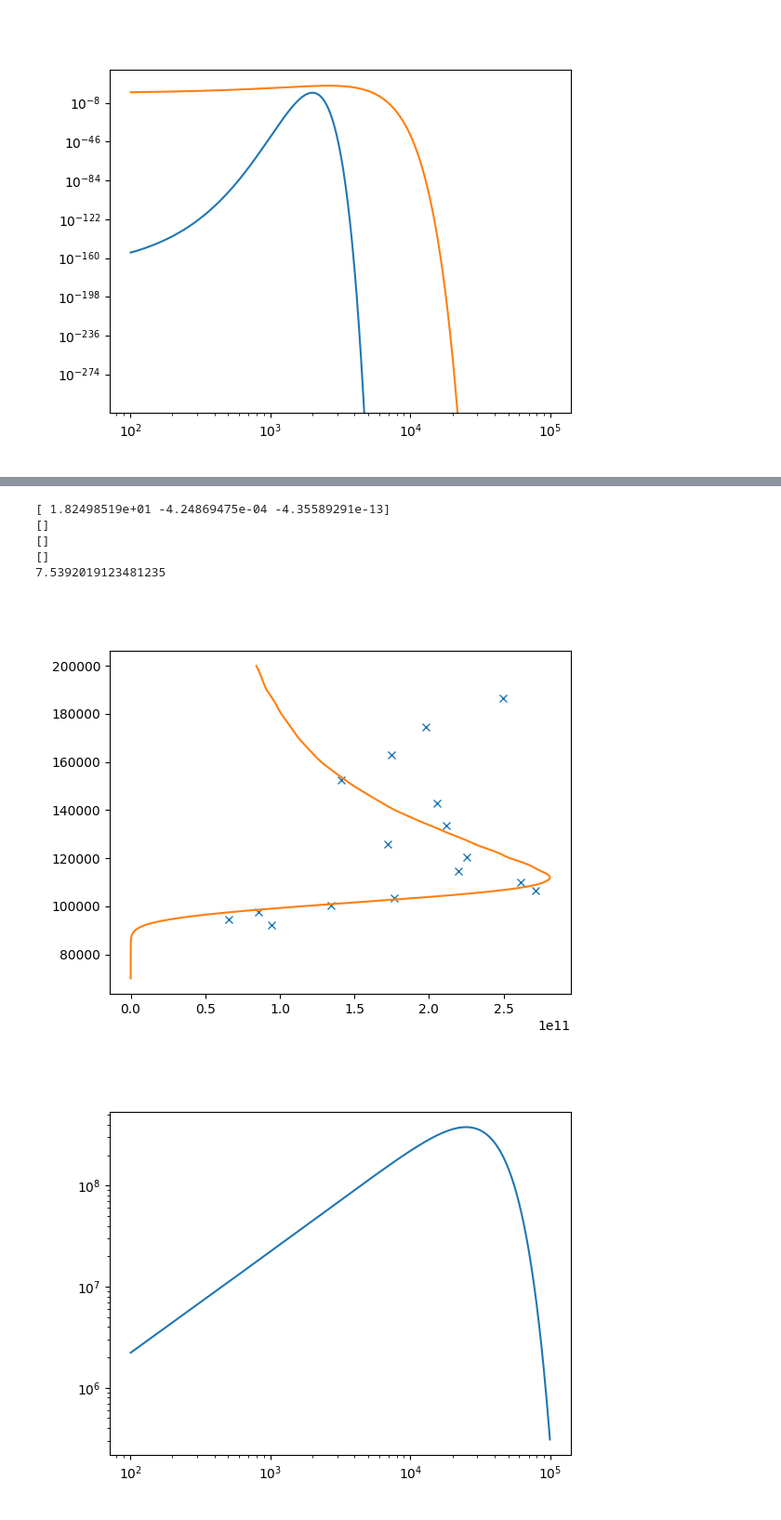
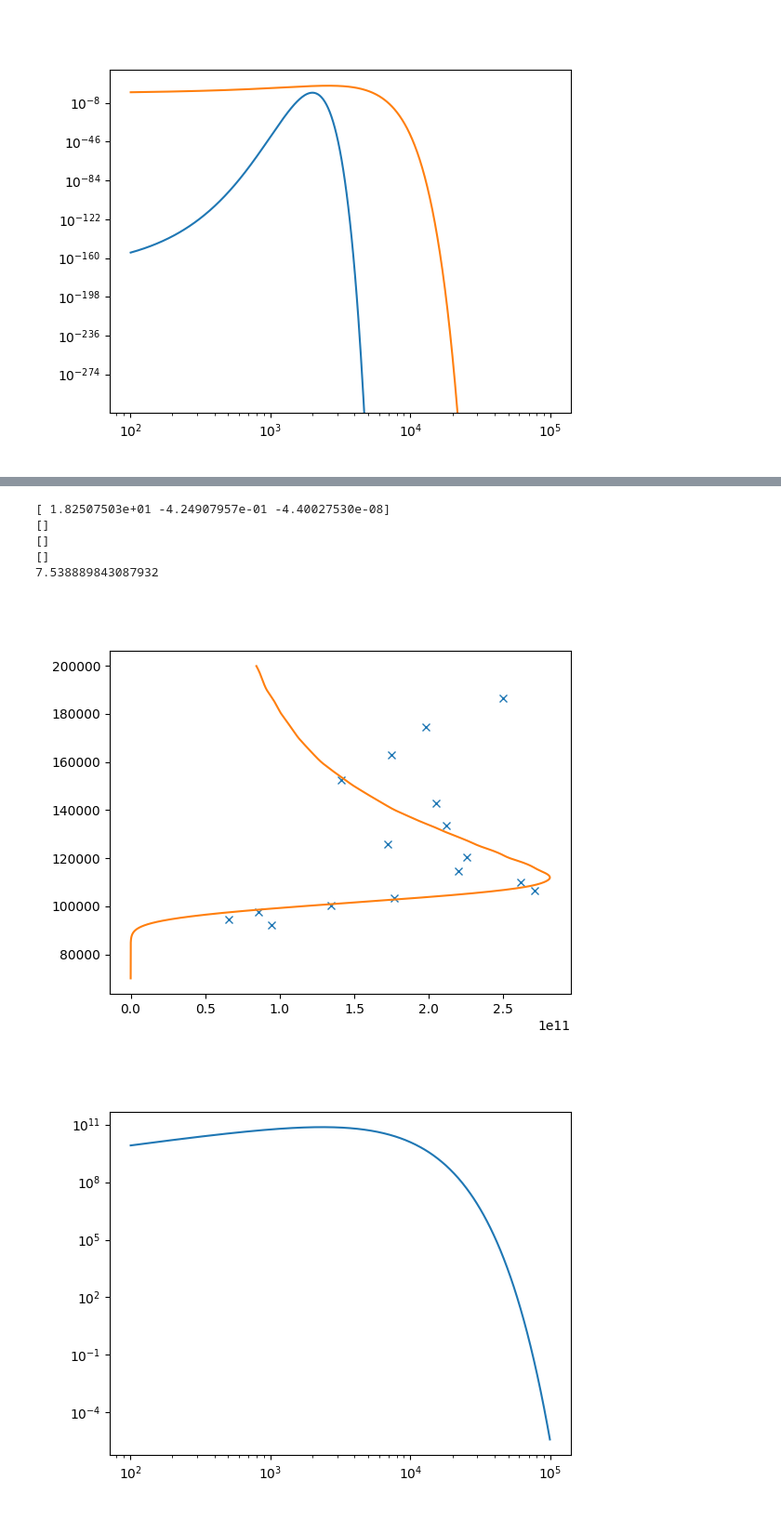
Before and after one commit to ostald/ElectronPrecipitation, a Jupyter notebook: Inversion Differential Flux.ipynb, the cells around one changed output, grey strips where cells are left out. Shown at 93% size. Cells and saved outputs as stored; diff of their text form; code cells hidden in the pictures.

Commit message:
Changed differential flux from eV to keV for easier parameter esitmation

```diff
--- a/Inversion Differential Flux.ipynb
+++ b/Inversion Differential Flux.ipynb
@@ -1162,47 +1242,49 @@ printing = 1
 err_r_c = CubicSpline(z_iri, eff_recr)(z_r_c)
 
 def sos_ne0(par, e_bin_mean, ne_obs, std, fm_0, err_0):
-    diff_flux = pol_diff_flux(e_bin_mean, par)
+    diff_flux = pol_diff_flux_kev(e_bin_mean, par)
     ne_mod = np.sqrt(np.dot(fm_0, diff_flux)/err_0)
     s = np.sum((ne_obs - ne_mod)**2/std**2)
     return s
 
 param = [10, 0.00001, -0.000000001]
+param = [ 1.82498519e+01, -4.24869475e-01, -4.35589291e-8]
 
 result_t0 = minimize(sos_ne0,
                 param,
                 method = 'Nelder-Mead',
                 bounds = [(None, None),(None, None),(-np.inf, 0)],
                 args=(e_bin_mean, ne_meas_c[0], dne_c[0], fm_0, err_r_c)
                 )
 
 print(result_t0.x)
 
-ne_mod0 = np.sqrt(np.dot(fm_c, pol_diff_flux(e_bin_mean, result_t0.x))/err_c)
+ne_mod0 = np.sqrt(np.dot(fm_c, pol_diff_flux_kev(e_bin_mean, result_t0.x))/err_c)
 
-print([(ind, i) for ind, i in enumerate(np.dot(fm_c, pol_diff_flux(e_bin_mean, result_t0.x))/err_c) if i<0])
+print([(ind, i) for ind, i in enumerate(np.dot(fm_c, pol_diff_flux_kev(e_bin_mean, result_t0.x))/err_c) if i<0])
 print(fm_ps[fm_ps<0])
 print(fm[fm<0])
 
 ne_fit_r = np.array([ne_height_int(z_c, ne_mod0, zr_lim_c[i], zr_lim_c[i+1]) for i in range(len(z_r_c))])
 red_chi2 = np.sum((ne_meas_c[0] -  ne_fit_r)**2 / dne_c[0]**2) / (len(z_r) - 3)
 print(red_chi2)
 
 
 plt.figure()
 plt.plot(ne_meas_c[0], z_r_c, 'x')
 plt.plot(ne_mod0, z_c)
 
 plt.figure()
-plt.plot(e_bin_mean, pol_diff_flux(e_bin_mean, param))
+plt.plot(e_bin_mean, pol_diff_flux_kev(e_bin_mean, param))
+
 plt.xscale('log')
 plt.yscale('log')
 # %% [output]
-[ 1.82498519e+01 -4.24869475e-04 -4.35589291e-13]
+[ 1.82507503e+01 -4.24907957e-01 -4.40027530e-08]
 []
 []
 []
-7.5392019123481235
+7.538889843087932
 [figure]
-[figure, old version]
+[figure, new version]
 # %%
```
Also changed, not shown: parts of 19 cells of this notebook, 1 other file.
